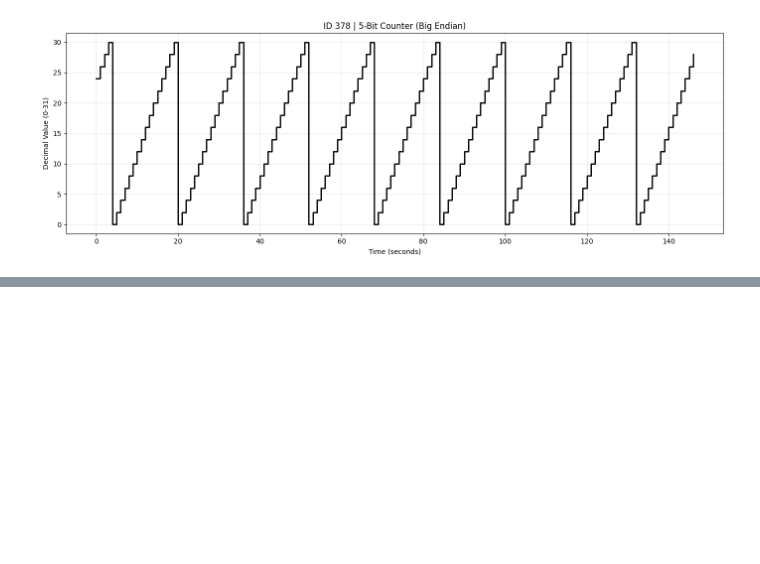
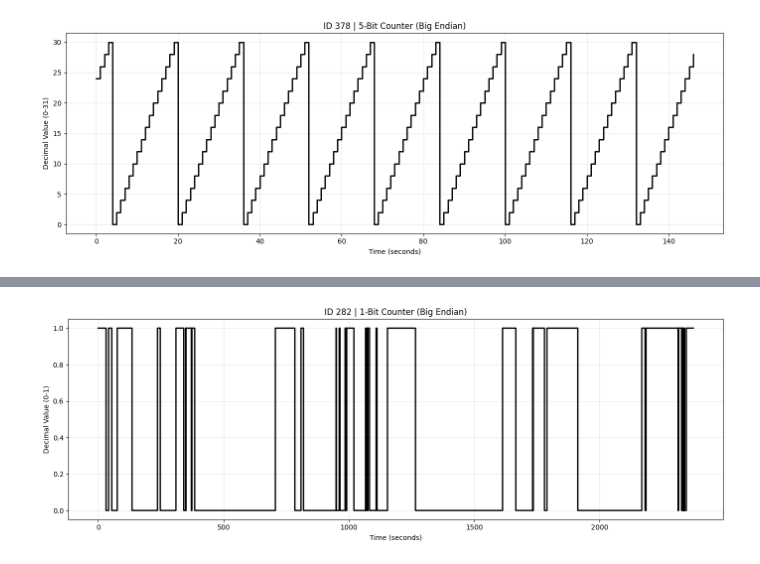
Before and after one commit to CraigAA/CAN_Reverse_Engineering_Project, a Jupyter notebook: new_can_explore.ipynb, the cells around one changed output, grey strips where cells are left out. Saved outputs shown, nothing was run; the diff lists cells and outputs as text; code cells hidden in the pictures; blank space fills up the shorter version.

```diff
--- a/new_can_explore.ipynb
+++ b/new_can_explore.ipynb
@@ -559,0 +607,7 @@ plot_can_counter(df_can, target_id, start_bit=0, num_bits=5, endian='big')
+# %%
+indicator_log_path = 'CAN_Reverse_Engineering_Project/logs/6_2012 Subaru Impreza/driving/6_driving_CAN.log'
+df_can = pd.read_csv(indicator_log_path, sep='\s+', header=None, names=['timestamp', 'bus', 'raw_frame'])
+df_can['id'] = df_can['raw_frame'].str[0:3]
+df_can['timestamp'] = df_can['timestamp'].str[1:-1].astype(float)
+df_can['payload'] = df_can['raw_frame'].str[4:18]
+df_can
@@ -559,0 +628,4 @@ plot_can_counter(df_can, target_id, start_bit=0, num_bits=5, endian='big')
+# %%
+plot_can_counter(df_can, target_id, start_bit=38, num_bits=1, endian='big')
+# %% [output]
+[figure, added]
```
Also changed, not shown: parts of 21 cells of this notebook, 2 other files.
